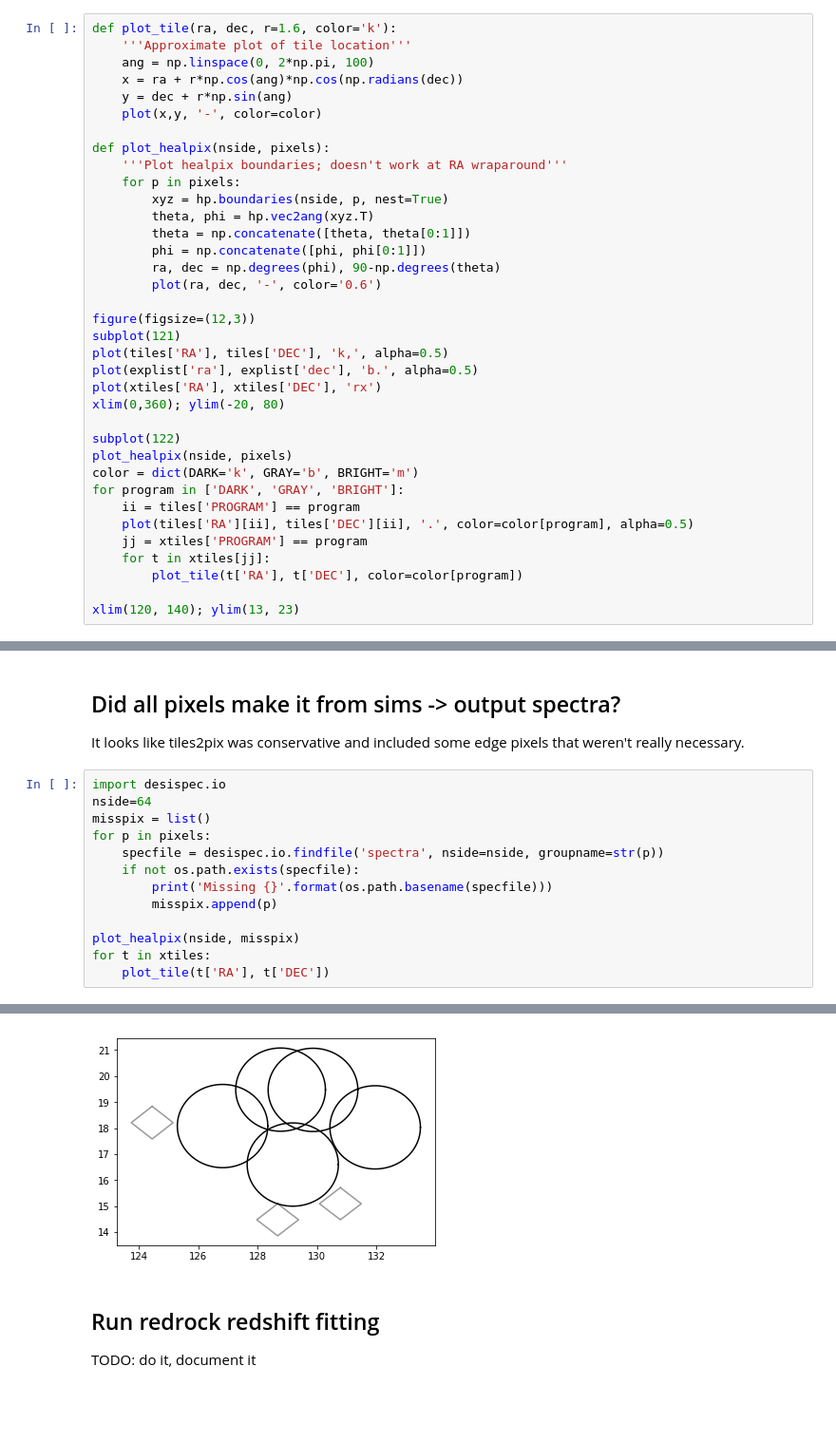
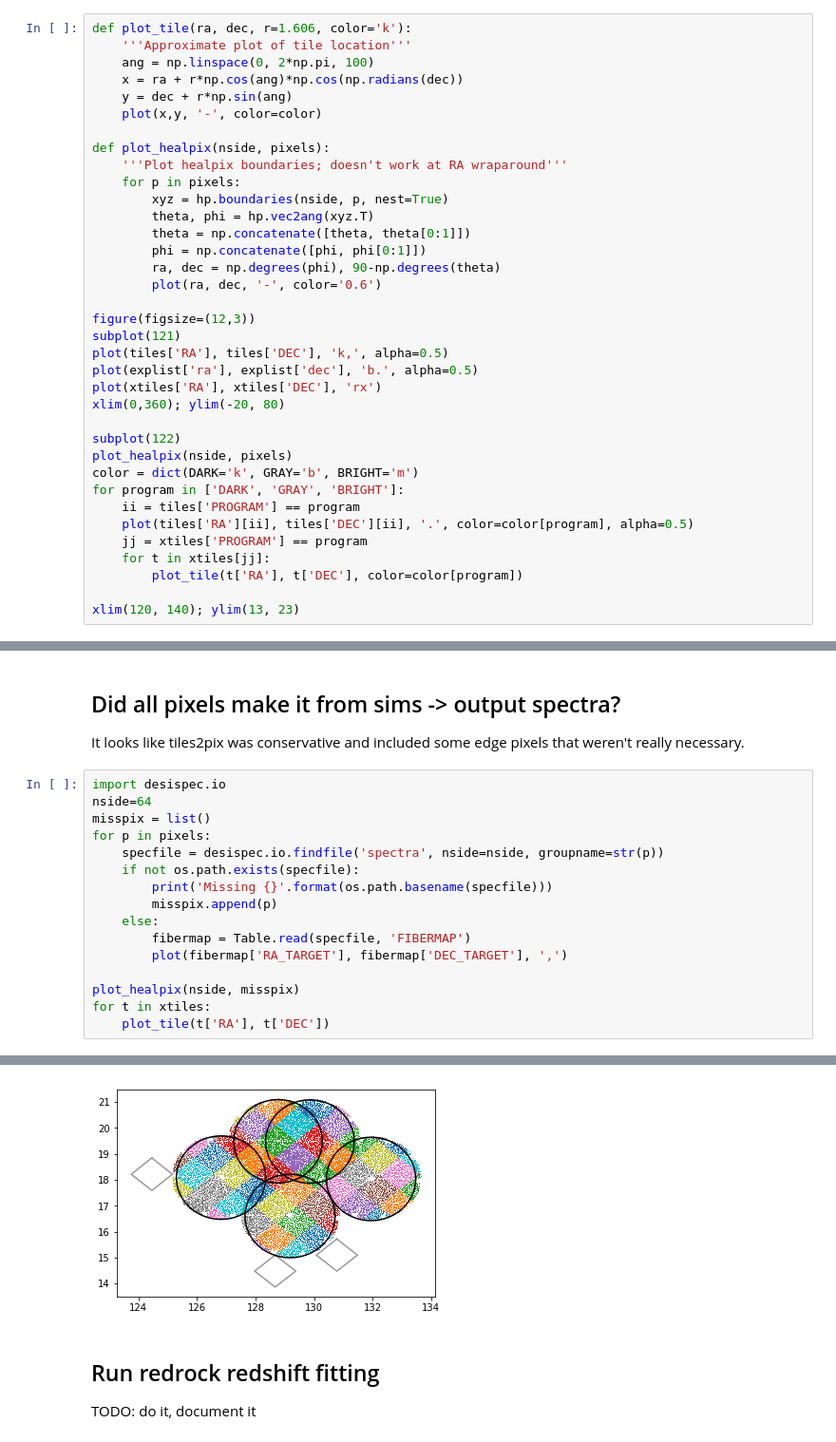
Before and after one commit to desihub/two_percent_DESI, a Jupyter notebook: mini/minitest.ipynb, the cells around one changed output, grey strips where cells are left out. Shown at 95% size. Saved outputs shown, nothing was run; the diff lists cells and outputs as text; blank space fills up the shorter version.

Commit message:
plot loc of spectra

```diff
--- a/mini/minitest.ipynb
+++ b/mini/minitest.ipynb
@@ -165,7 +147,7 @@ array([4331, 4335, 4346, 4347, 4350, 4629, 4631, 4637, 4639, 4661, 4663,
        4708, 4709, 4710, 4711, 4712, 4713, 4716, 4717, 4720, 4721, 4722,
        4723, 4724, 4728])
 # %%
-def plot_tile(ra, dec, r=1.6, color='k'):
+def plot_tile(ra, dec, r=1.606, color='k'):
     '''Approximate plot of tile location'''
     ang = np.linspace(0, 2*np.pi, 100)
     x = ra + r*np.cos(ang)*np.cos(np.radians(dec))
@@ -491,21 +473,24 @@ really necessary.
 # %%
 import desispec.io
 nside=64
 misspix = list()
 for p in pixels:
     specfile = desispec.io.findfile('spectra', nside=nside, groupname=str(p))
     if not os.path.exists(specfile):
         print('Missing {}'.format(os.path.basename(specfile)))
         misspix.append(p)
+    else:
+        fibermap = Table.read(specfile, 'FIBERMAP')
+        plot(fibermap['RA_TARGET'], fibermap['DEC_TARGET'], ',')
 
 plot_healpix(nside, misspix)
 for t in xtiles:
     plot_tile(t['RA'], t['DEC'])
 # %% [output]
 Missing spectra-64-4331.fits
 Missing spectra-64-4629.fits
 Missing spectra-64-4669.fits
-[figure, old version]
+[figure, new version]
 # %% [markdown]
 ## Run redrock redshift fitting
 
```
Also changed, not shown: parts of 4 cells of this notebook.
